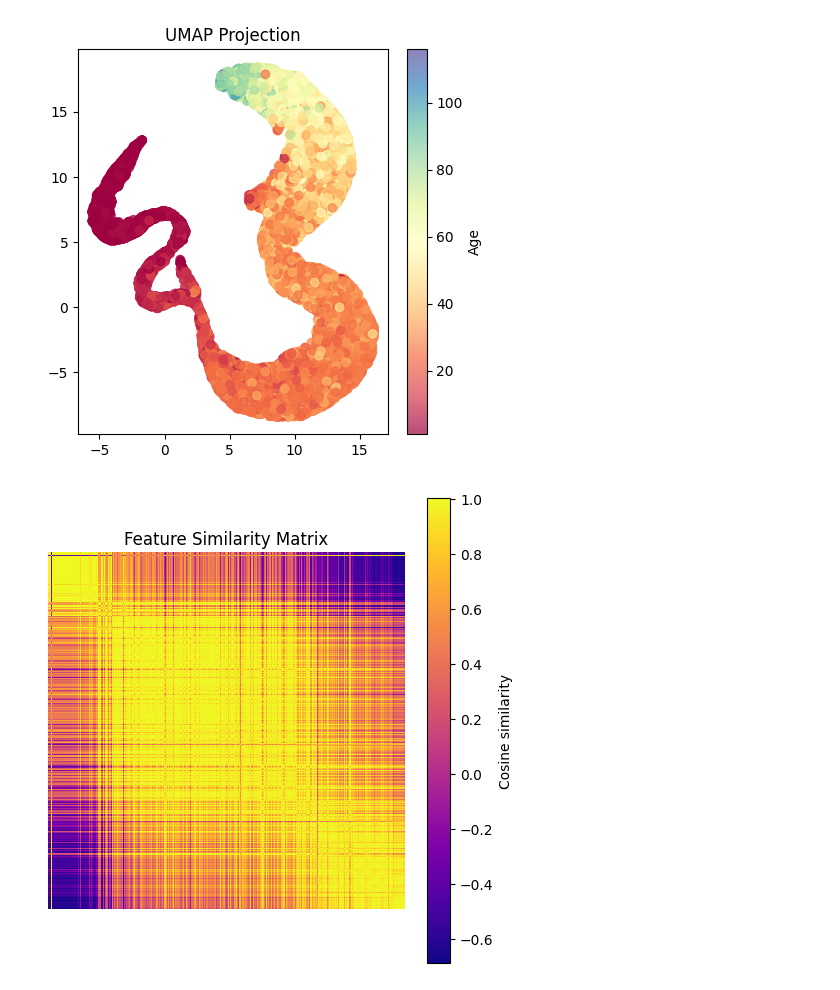
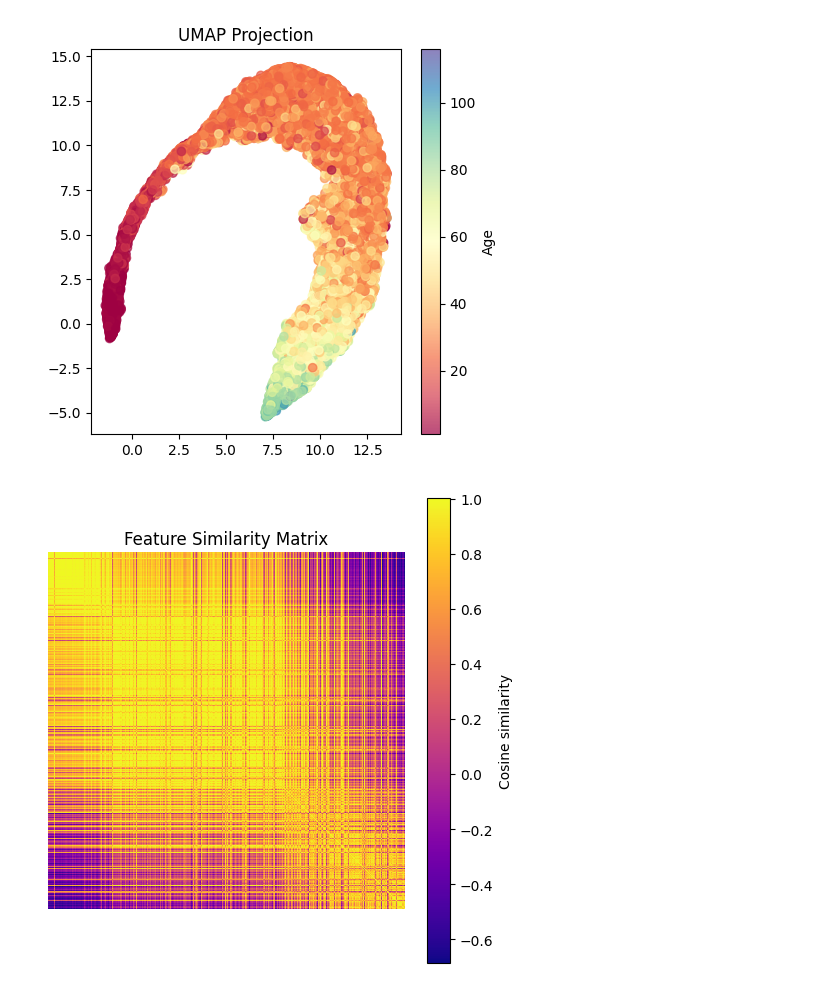
Before and after one commit to nicolaifrech/TumorMalignancyPrediction, a Jupyter notebook: 2d_RankNContrast.ipynb, the cells around one changed output. Cells and saved outputs as stored; diff of their text form; code cells hidden in the pictures.

```diff
--- a/2d_RankNContrast.ipynb
+++ b/2d_RankNContrast.ipynb
@@ -18,6 +17,8 @@ from numba.core.errors import NumbaWarning
 warnings.filterwarnings("ignore", category=NumbaWarning)
 
 warnings.filterwarnings("ignore", message=".*verbose parameter is deprecated.*")
+# %%
+verbose=True
 # %%
-device, data_parallel = setup_device(use_gpu_1_only=False)
+device, data_parallel = setup_device(use_gpu_1_only=False, verbose=verbose)
 # %% [output]
@@ -25,5 +26,5 @@ device, data_parallel = setup_device(use_gpu_1_only=False)
 # %%
-backbone_model = 'resnet18'
+backbone_model = 'resnet50'
 pretrained = True
 model = Encoder(backbone_name=backbone_model, pretrained=pretrained)
 model = data_parallel(model).to(device)
@@ -34,10 +35,14 @@ test_dir = './outputs/current/initial_test'
 best_model_file = 'best_model.pth'
 
 monitor_config = {
-    'key_metric': 'train_loss',
+    'mode': 'max',
+    'key_metric': 'kendall', #'train_loss',
     'base_dir': test_dir,
     'best_model_file': os.path.join(test_dir, best_model_file),
     'save_analysis': True,
+    'early_stopping': True,
+    'patience': 10,
+    'delta': 1e-4
 }
 
 config = {
@@ -47,12 +52,22 @@ config = {
 }
 
 train_config = {
-    'batch_size': 64,
-    'num_epochs': 7,
+    'batch_size': 256,
+    'num_epochs': 2,
     'learning_rate': 1e-3,
-    'temperature': 1.0,
+    'temperature': 0.5,
     'augmentations': 'crop,flip,color,grayscale',
     'train_size': 0.8,
+    'metrics': [
+        "val_loss",
+        "embedding_norm",
+        "embedding_variance",
+        "knn_accuracy",
+        "spearman",
+        "kendall",
+        "grad_norm",
+        "lr"
+    ],
     'monitor_config': monitor_config
 }
 
@@ -82,6 +91,6 @@ Training completed in: 342.85 seconds
 # %%
 start_time = time.time()
-visualize({**config, **vis_config})
+visualize({**config, **vis_config}, verbose=verbose)
 end_time = time.time()
-print(f"Training completed in: {end_time - start_time:.2f} seconds")
+print_verbose(f"Visualization computed in: {end_time - start_time:.2f} seconds", verbose)
 # %% [output]
@@ -92,2 +101,2 @@ Memory usage of embeddings: 11.58 MB
-[figure, old version]
+[figure, new version]
-[figure, old version]
+[figure, new version]
```
Also changed, not shown: parts of 5 cells of this notebook, 12 other files.
